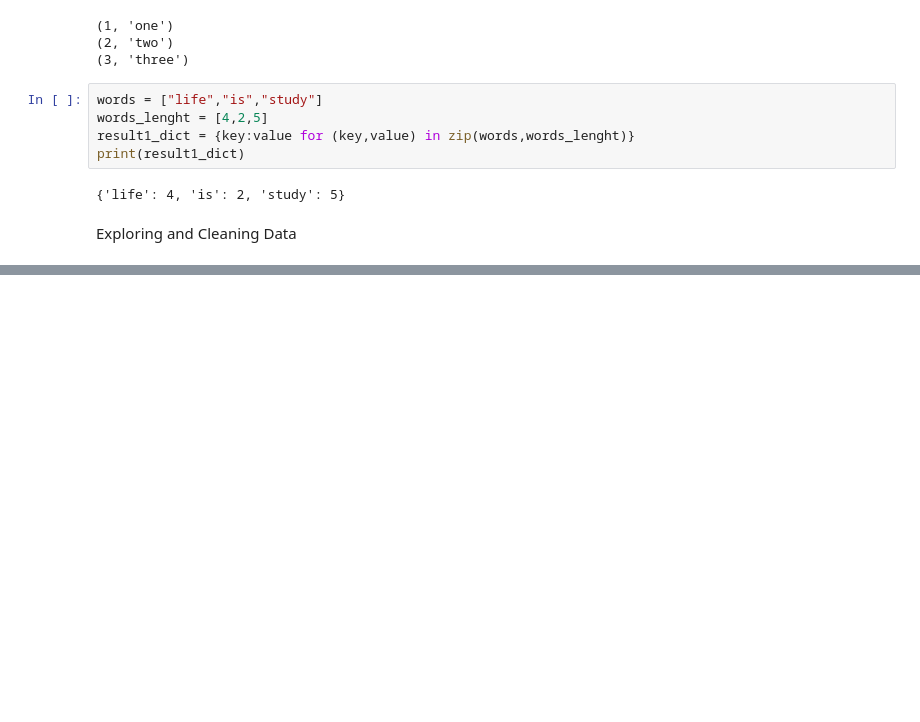
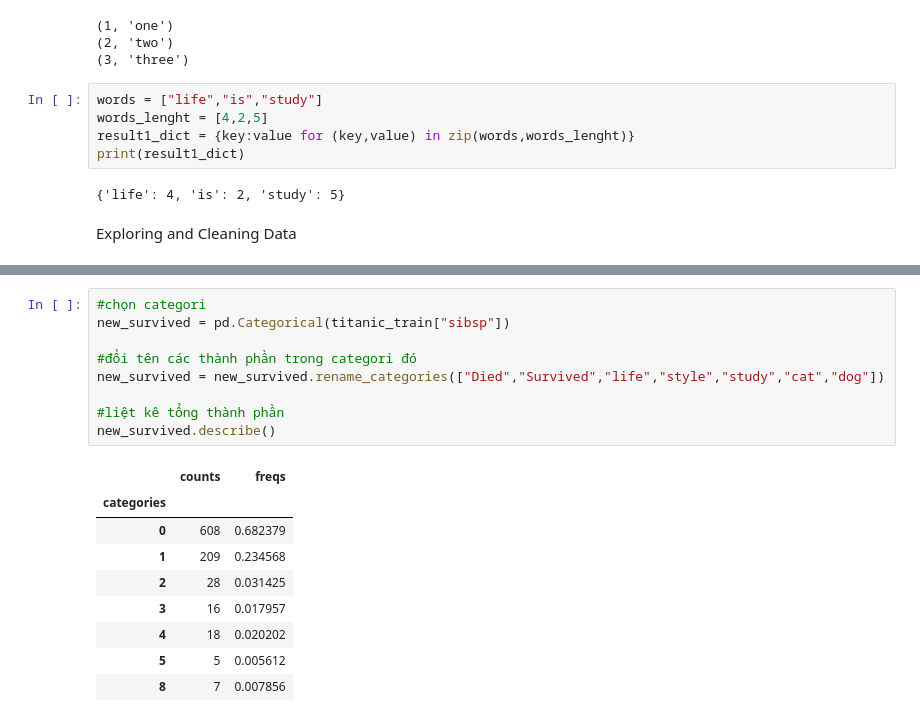
Before and after one commit to baolong2k/DemoPY, a Jupyter notebook: PythonBasic_2.ipynb, the cells around one changed output, grey strips where cells are left out. Saved outputs shown, nothing was run; the diff lists cells and outputs as text; blank space fills up the shorter version.

```diff
--- a/PythonBasic_2.ipynb
+++ b/PythonBasic_2.ipynb
@@ -303,0 +379,19 @@ Exploring and Cleaning Data
+# %%
+#chọn categori
+new_survived = pd.Categorical(titanic_train["sibsp"])
+
+#đổi tên các thành phần trong categori đó
+new_survived = new_survived.rename_categories(["Died","Survived","life","style","study","cat","dog"])
+
+#liệt kê tổng thành phần
+new_survived.describe()
+# %% [output]
+|  | counts | freqs |
+| categories |  |  |
+| 0 | 608 | 0.682379 |
+| 1 | 209 | 0.234568 |
+| 2 | 28 | 0.031425 |
+| 3 | 16 | 0.017957 |
+| 4 | 18 | 0.020202 |
+| 5 | 5 | 0.005612 |
+| 8 | 7 | 0.007856 |
```
Also changed, not shown: parts of 21 cells of this notebook, 1 other file.
